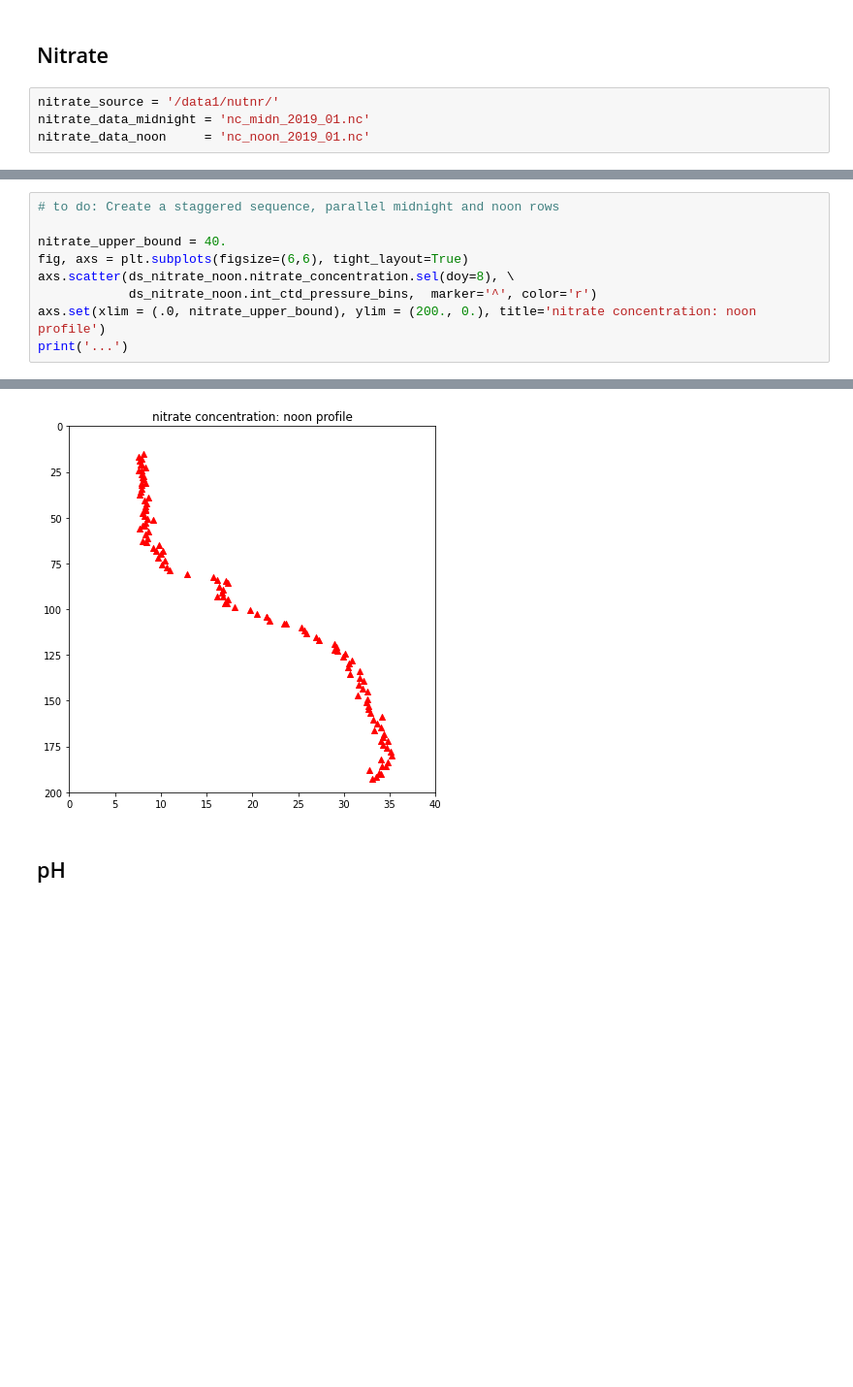
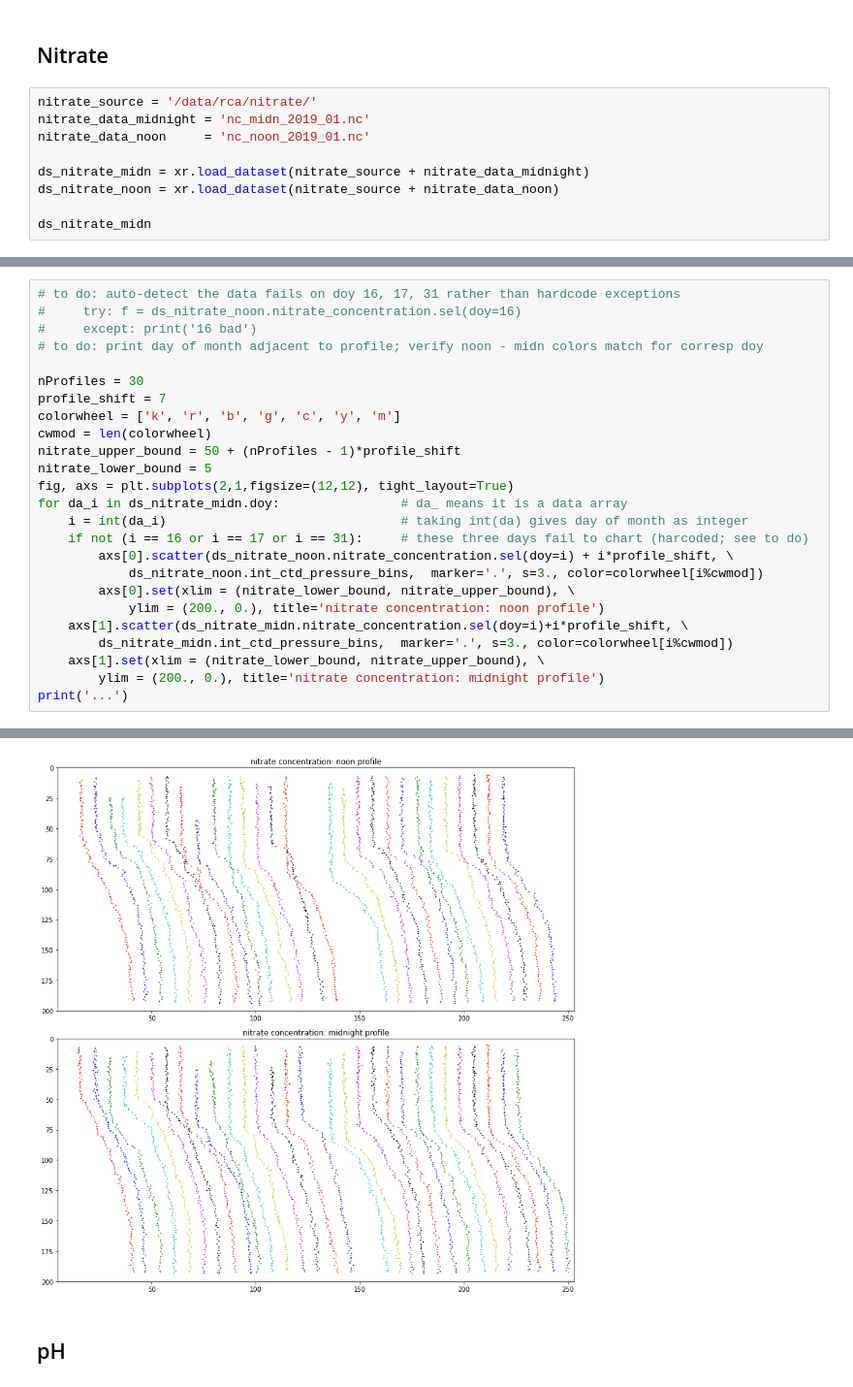
Before and after one commit to lsetiawan/ocean, a Jupyter notebook: Ocean 01 A Photic Zone CTD.ipynb, the cells around one changed output, grey strips where cells are left out. Shown: that part at 97% size. Saved outputs shown, nothing was run; the diff lists cells and outputs as text; blank space fills up the shorter version.

```diff
--- a/Ocean 01 A Photic Zone CTD.ipynb
+++ b/Ocean 01 A Photic Zone CTD.ipynb
@@ -165,6 +171,11 @@ while time_marker < end_time:
 # %% [markdown]
 ## Nitrate
 # %%
-nitrate_source = '/data1/nutnr/'
+nitrate_source = '/data/rca/nitrate/'
 nitrate_data_midnight = 'nc_midn_2019_01.nc'
 nitrate_data_noon     = 'nc_noon_2019_01.nc'
+
+ds_nitrate_midn = xr.load_dataset(nitrate_source + nitrate_data_midnight)
+ds_nitrate_noon = xr.load_dataset(nitrate_source + nitrate_data_noon)
+
+ds_nitrate_midn
@@ -184,15 +190,31 @@ Data variables:
 # %%
-# to do: Create a staggered sequence, parallel midnight and noon rows
+# to do: auto-detect the data fails on doy 16, 17, 31 rather than hardcode exceptions
+#     try: f = ds_nitrate_noon.nitrate_concentration.sel(doy=16)
+#     except: print('16 bad')
+# to do: print day of month adjacent to profile; verify noon - midn colors match for corresp doy
 
-nitrate_upper_bound = 40.
-fig, axs = plt.subplots(figsize=(6,6), tight_layout=True)
-axs.scatter(ds_nitrate_noon.nitrate_concentration.sel(doy=8), \
-            ds_nitrate_noon.int_ctd_pressure_bins,  marker='^', color='r')
-axs.set(xlim = (.0, nitrate_upper_bound), ylim = (200., 0.), title='nitrate concentration: noon profile')
+nProfiles = 30
+profile_shift = 7
+colorwheel = ['k', 'r', 'b', 'g', 'c', 'y', 'm']
+cwmod = len(colorwheel)
+nitrate_upper_bound = 50 + (nProfiles - 1)*profile_shift
+nitrate_lower_bound = 5
+fig, axs = plt.subplots(2,1,figsize=(12,12), tight_layout=True)
+for da_i in ds_nitrate_midn.doy:                # da_ means it is a data array
+    i = int(da_i)                               # taking int(da) gives day of month as integer
+    if not (i == 16 or i == 17 or i == 31):     # these three days fail to chart (harcoded; see to do)
+        axs[0].scatter(ds_nitrate_noon.nitrate_concentration.sel(doy=i) + i*profile_shift, \
+            ds_nitrate_noon.int_ctd_pressure_bins,  marker='.', s=3., color=colorwheel[i%cwmod])
+        axs[0].set(xlim = (nitrate_lower_bound, nitrate_upper_bound), \
+            ylim = (200., 0.), title='nitrate concentration: noon profile')
+    axs[1].scatter(ds_nitrate_midn.nitrate_concentration.sel(doy=i)+i*profile_shift, \
+        ds_nitrate_midn.int_ctd_pressure_bins,  marker='.', s=3., color=colorwheel[i%cwmod])
+    axs[1].set(xlim = (nitrate_lower_bound, nitrate_upper_bound), \
+        ylim = (200., 0.), title='nitrate concentration: midnight profile')
 print('...')
 # %% [output]
 ...
-[figure, old version]
+[figure, new version]
 # %% [markdown]
 ## pH
 # %%
```
Also changed, not shown: parts of 36 cells of this notebook, 5 other files.
